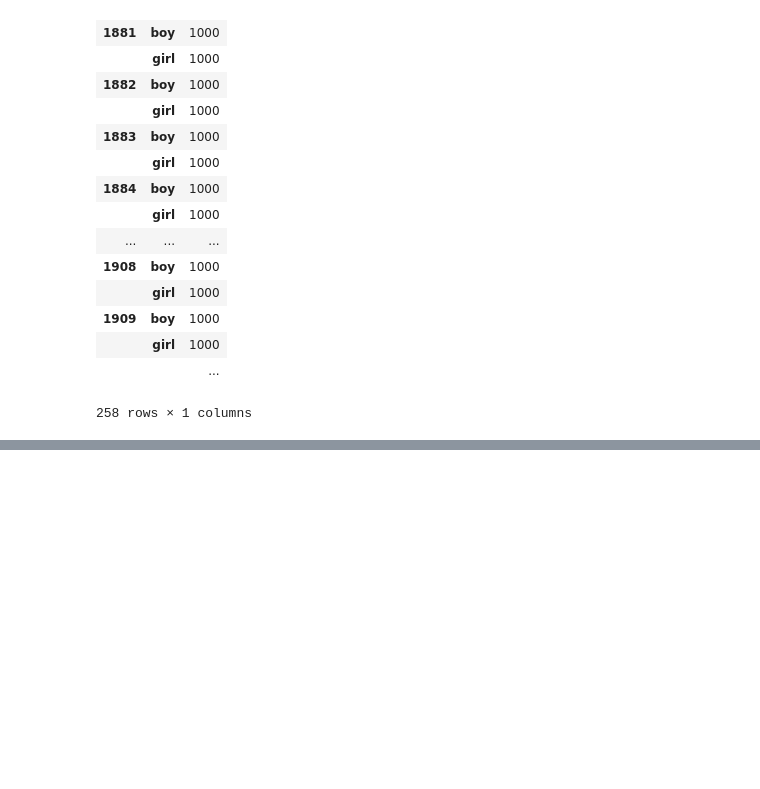
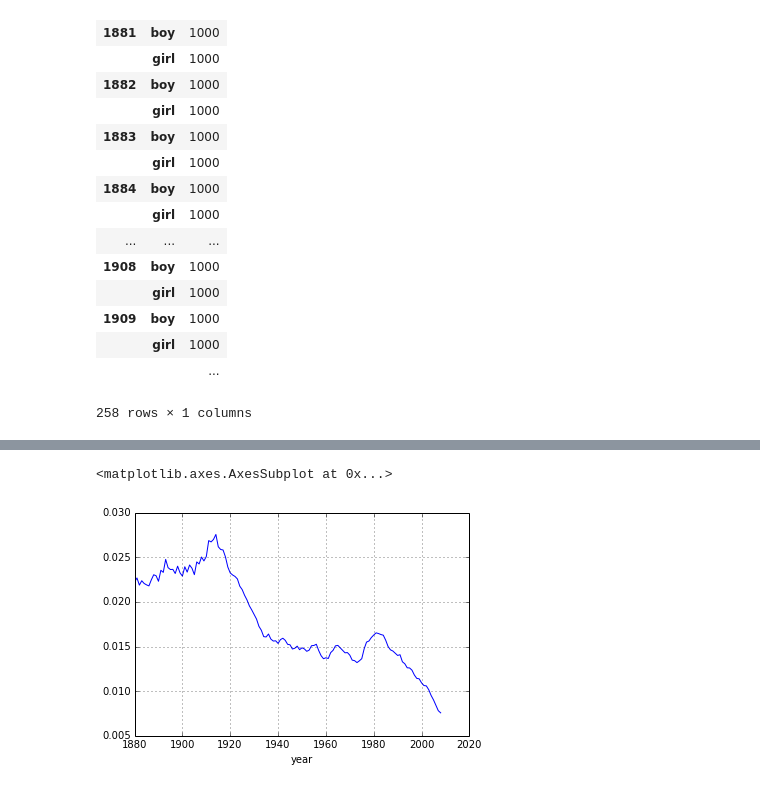
Before and after one commit to joebrew/misc, a Jupyter notebook: python/pandas_tutorial/BabyNames.ipynb, the cells around one changed output, grey strips where cells are left out. Saved outputs shown, nothing was run; the diff lists cells and outputs as text; code cells hidden in the pictures; blank space fills up the shorter version.

```diff
--- a/python/pandas_tutorial/BabyNames.ipynb
+++ b/python/pandas_tutorial/BabyNames.ipynb
@@ -156,0 +228,4 @@ DataFrame(names.groupby(['year', 'sex']).size())
+# %%
+# boys[boys.name == 'Travis'] # has to do a comparison, so slow
+# so, to speed up, we can set_index by name and year
+idf = boys.set_index(['name', 'year'])
@@ -156,0 +277,5 @@ DataFrame(names.groupby(['year', 'sex']).size())
+# %%
+idf.ix['Travis'].prop.plot()
+# %% [output]
+<matplotlib.axes.AxesSubplot at 0x...>
+[figure, added]
```
Also changed, not shown: parts of 54 cells of this notebook.
